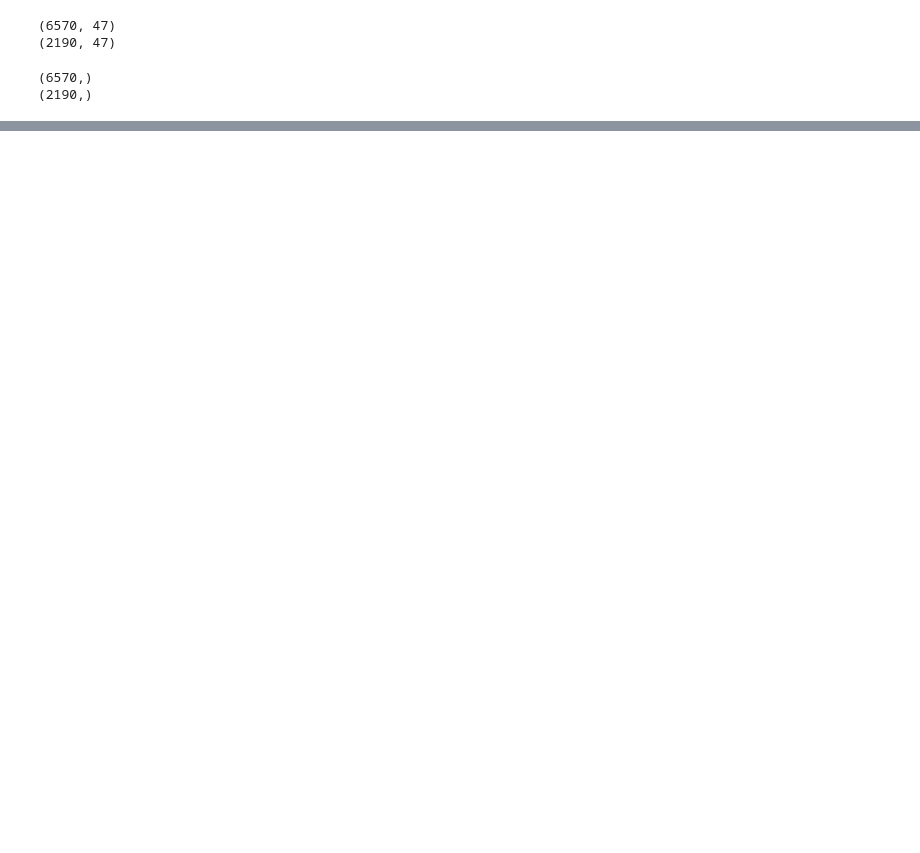
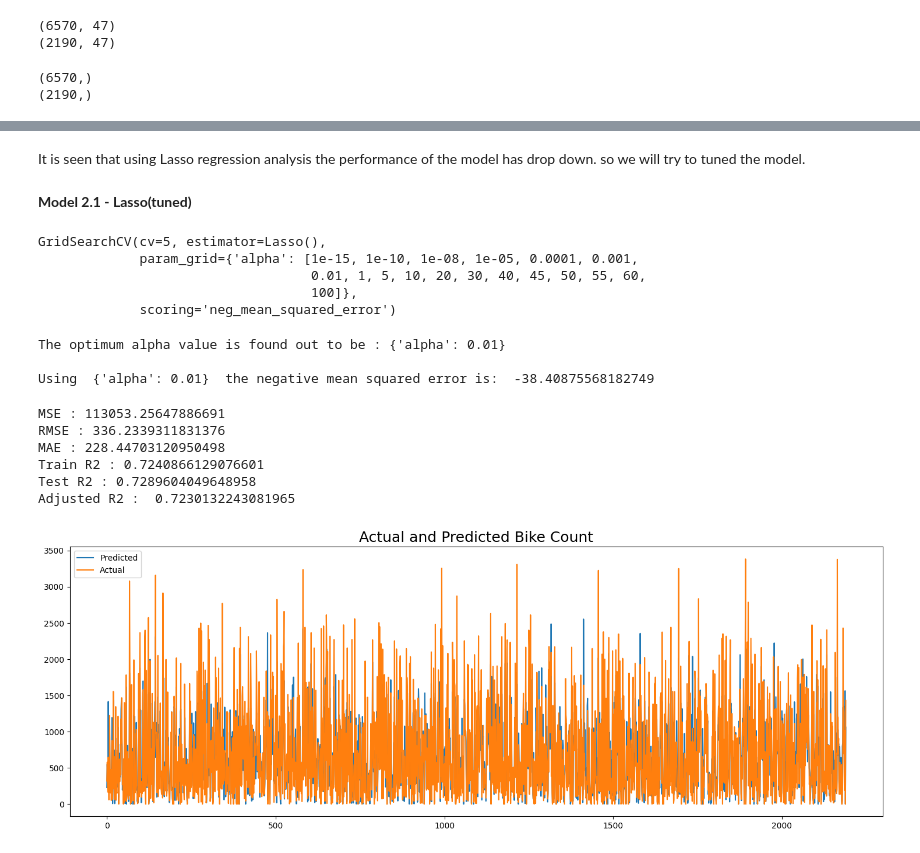
Before and after one commit to Pooja-2709/Bike_demand_prediction, a Jupyter notebook: Bike_sharing_demand_prediction.ipynb, the cells around one changed output, grey strips where cells are left out. Saved outputs shown, nothing was run; the diff lists cells and outputs as text; code cells hidden in the pictures; blank space fills up the shorter version.

```diff
--- a/Bike_sharing_demand_prediction.ipynb
+++ b/Bike_sharing_demand_prediction.ipynb
@@ -959,0 +1020,52 @@ R2 : 0.7680103057317668
+# %% [markdown]
+It is seen that using Lasso regression analysis the performance of the model has drop down. so we will try to tuned the model.
+# %% [markdown]
+**Model 2.1 - Lasso(tuned)**
+# %%
+#import Lasso regressor and grid search cv
+lasso = Lasso()
+
+parameters = {'alpha': [1e-15,1e-10,1e-8,1e-5,1e-4,1e-3,1e-2,1,5,10,20,30,40,45,50,55,60,100]}
+lasso_regressor = GridSearchCV(lasso, parameters, scoring='neg_mean_squared_error', cv=5)
+#fitting model
+lasso_regressor.fit(X_train,y_train)
+# %% [output]
+GridSearchCV(cv=5, estimator=Lasso(),
+             param_grid={'alpha': [1e-15, 1e-10, 1e-08, 1e-05, 0.0001, 0.001,
+                                   0.01, 1, 5, 10, 20, 30, 40, 45, 50, 55, 60,
+                                   100]},
+             scoring='neg_mean_squared_error')
+# %%
+#getting optimum parameters
+print("The optimum alpha value is found out to be :" ,lasso_regressor.best_params_)
+print("\nUsing ",lasso_regressor.best_params_, " the negative mean squared error is: ", lasso_regressor.best_score_)
+# %% [output]
+The optimum alpha value is found out to be : {'alpha': 0.01}
+
+Using  {'alpha': 0.01}  the negative mean squared error is:  -38.40875568182749
+# %%
+
+# Import the Lasso Regression class with best alpha
+lasso = Lasso(alpha = lasso_regressor.best_params_['alpha'])
+
+# Initialize an instance of the class
+lasso.fit(X_train, y_train)
+
+# Fit the lasso regression model to your training data
+y_pred_lassocv = lasso.predict(X_test)
+# %%
+
+#Evaluation matrices for Lasso regression
+lasso2 = evaluate_model(lasso, y_test,y_pred_lassocv)
+
+name = 'Lasso with alpha = ' + str(lasso_regressor.best_params_['alpha'])
+
+score[name] = lasso2
+# %% [output]
+MSE : 113053.25647886691
+RMSE : 336.2339311831376
+MAE : 228.44703120950498
+Train R2 : 0.7240866129076601
+Test R2 : 0.7289604049648958
+Adjusted R2 :  0.7230132243081965
+[figure, added]
```
Also changed, not shown: parts of 98 cells of this notebook.
